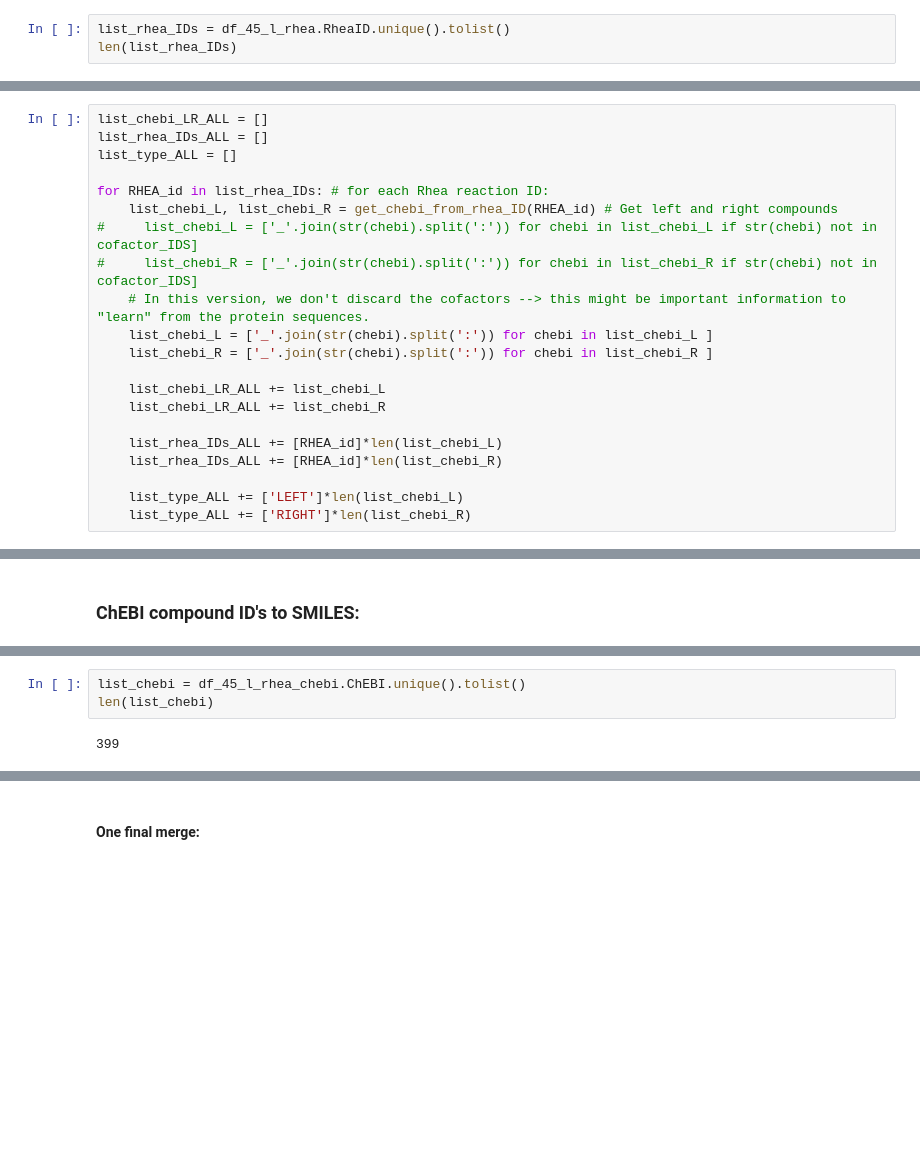
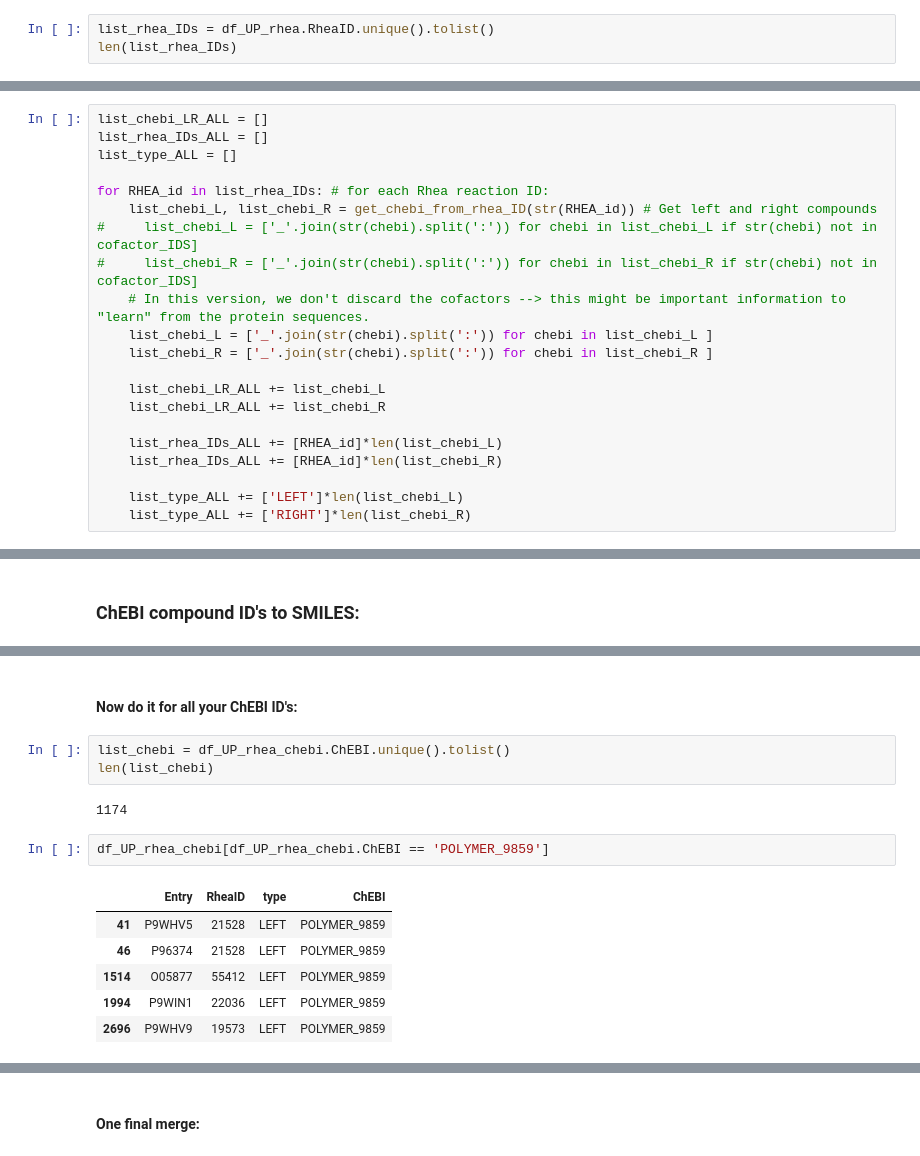
Before and after one commit to ajinich/mtb_tn_db, a Jupyter notebook: ml-standardised_data/UP_Rhea_to_smiles.ipynb, the cells around one changed output, grey strips where cells are left out. Drawn from its saved outputs; the diff is of its cells as text; blank space fills up the shorter version.

```diff
--- a/ml-standardised_data/UP_Rhea_to_smiles.ipynb
+++ b/ml-standardised_data/UP_Rhea_to_smiles.ipynb
@@ -124,6 +168,6 @@ df_45_l_rhea.head(2)
 # %% [markdown]
 ##### Get unique Rhea reaction IDs:
 # %%
-list_rhea_IDs = df_45_l_rhea.RheaID.unique().tolist()
+list_rhea_IDs = df_UP_rhea.RheaID.unique().tolist()
 len(list_rhea_IDs)
 # %% [output]
@@ -138,7 +186,7 @@ list_rhea_IDs_ALL = []
 list_type_ALL = []
 
 for RHEA_id in list_rhea_IDs: # for each Rhea reaction ID:
-    list_chebi_L, list_chebi_R = get_chebi_from_rhea_ID(RHEA_id) # Get left and right compounds
+    list_chebi_L, list_chebi_R = get_chebi_from_rhea_ID(str(RHEA_id)) # Get left and right compounds
 #     list_chebi_L = ['_'.join(str(chebi).split(':')) for chebi in list_chebi_L if str(chebi) not in cofactor_IDS]
 #     list_chebi_R = ['_'.join(str(chebi).split(':')) for chebi in list_chebi_R if str(chebi) not in cofactor_IDS]
     # In this version, we don't discard the cofactors --> this might be important information to "learn" from the protein sequences.
@@ -241,8 +290,19 @@ list_smiles
+# %% [markdown]
+#### Now do it for all your ChEBI ID's:
 # %%
-list_chebi = df_45_l_rhea_chebi.ChEBI.unique().tolist()
+list_chebi = df_UP_rhea_chebi.ChEBI.unique().tolist()
 len(list_chebi)
 # %% [output]
-399
+1174
+# %%
+df_UP_rhea_chebi[df_UP_rhea_chebi.ChEBI == 'POLYMER_9859']
+# %% [output]
+|  | Entry | RheaID | type | ChEBI |
+| 41 | P9WHV5 | 21528 | LEFT | POLYMER_9859 |
+| 46 | P96374 | 21528 | LEFT | POLYMER_9859 |
+| 1514 | O05877 | 55412 | LEFT | POLYMER_9859 |
+| 1994 | P9WIN1 | 22036 | LEFT | POLYMER_9859 |
+| 2696 | P9WHV9 | 19573 | LEFT | POLYMER_9859 |
 # %%
 list_smiles_ALL = []
 for chebi_id in list_chebi:
```
Also changed, not shown: parts of 38 cells of this notebook, 2 other files.
